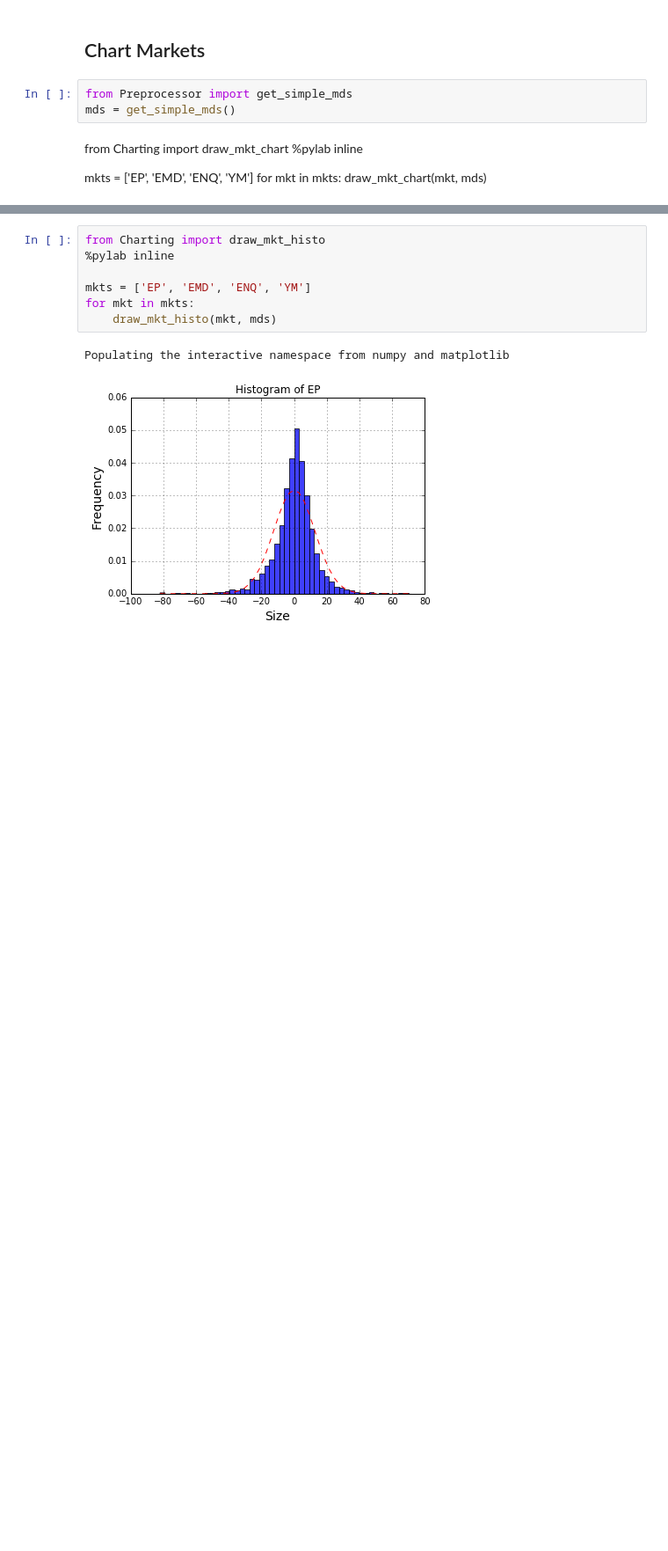
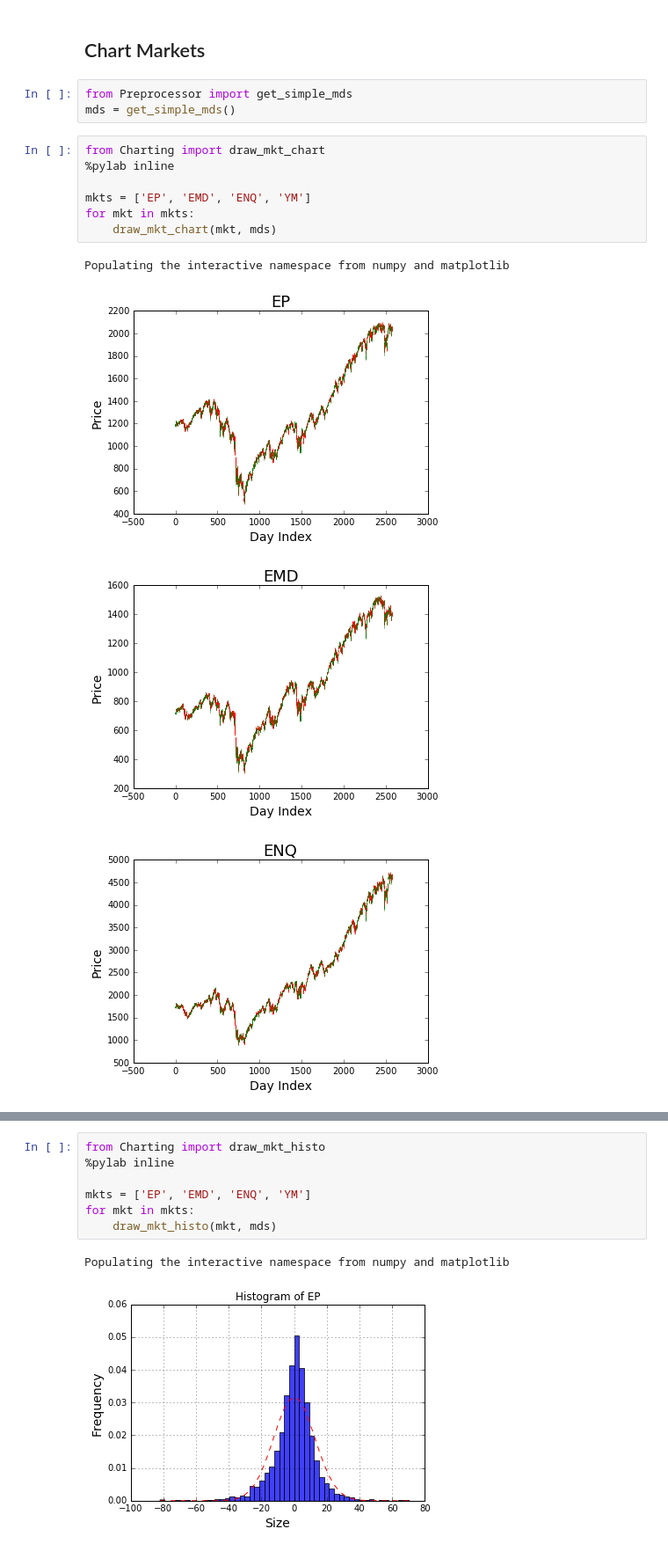
Before and after one commit to Dsinghbailey/futures_predictor, a Jupyter notebook: Main.ipynb, the cells around one changed output, grey strips where cells are left out. Shown at 88% size. Cells and saved outputs as stored; diff of their text form; blank space fills up the shorter version.

```diff
--- a/Main.ipynb
+++ b/Main.ipynb
@@ -3,10 +3,15 @@
 # %%
 from Preprocessor import get_simple_mds
 mds = get_simple_mds()
-# %% [markdown]
-from Charting import draw_mkt_chart
-%pylab inline
-
-mkts = ['EP', 'EMD', 'ENQ', 'YM']
-for mkt in mkts:
-    draw_mkt_chart(mkt, mds)
+# %%
+from Charting import draw_mkt_chart
+%pylab inline
+
+mkts = ['EP', 'EMD', 'ENQ', 'YM']
+for mkt in mkts:
+    draw_mkt_chart(mkt, mds)
+# %% [output]
+Populating the interactive namespace from numpy and matplotlib
+[figure, added]
+[figure, added]
+[figure, added]
```
Also changed, not shown: parts of 25 cells of this notebook, 3 other files.
